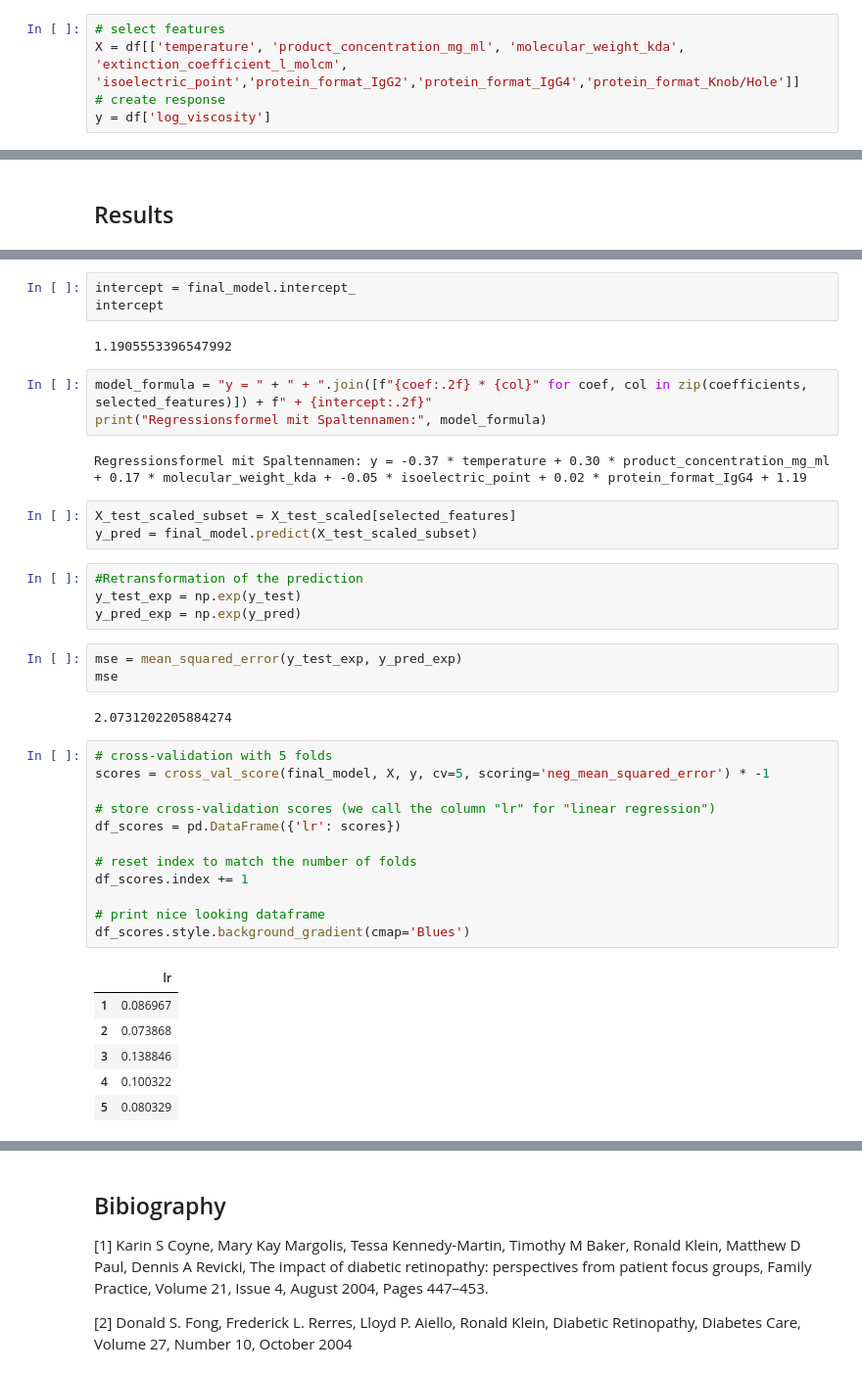
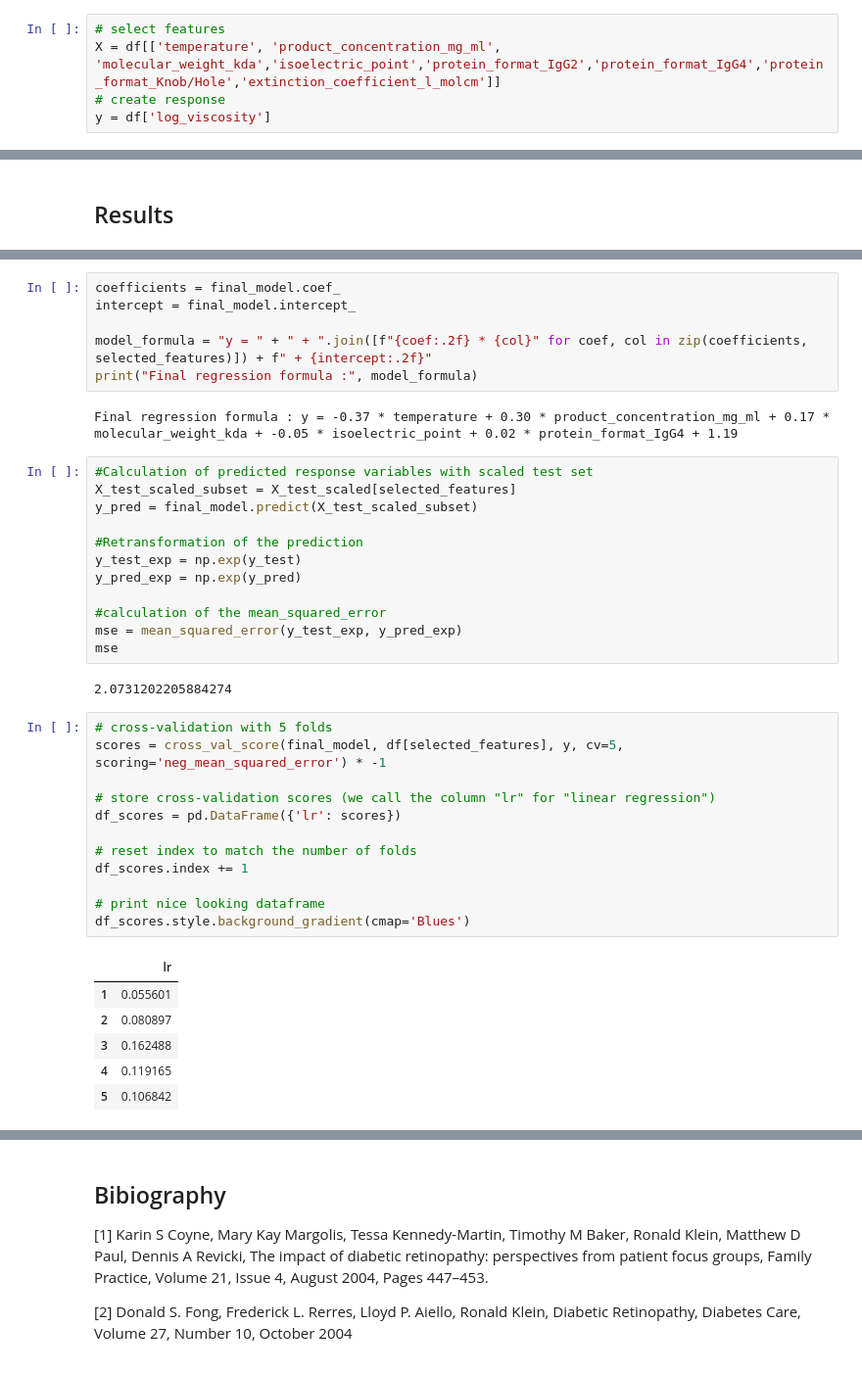
Before and after one commit to hempelt/project, a Jupyter notebook: reports/report.ipynb, the cells around one changed output, grey strips where cells are left out. Shown: that part at 98% size. Drawn from its saved outputs; the diff is of its cells as text.

```diff
--- a/reports/report.ipynb
+++ b/reports/report.ipynb
@@ -289,7 +289,7 @@ The correlation matrix above reveals significant relationships among several pre
 In contrast, no multicollinearity is observed between the temperature and any other predictor variable. The same is true for the product concentration (product_concentration_mg_ml). However, care must be taken when handling the other predictor variables during model development. A stepwise selection approach, where collinear predictor variables are added or removed one at a time, could help identify the best combination of features to optimize the model’s predictive performance while minimizing redundancy.
 # %%
 # select features
-X = df[['temperature', 'product_concentration_mg_ml', 'molecular_weight_kda', 'extinction_coefficient_l_molcm', 'isoelectric_point','protein_format_IgG2','protein_format_IgG4','protein_format_Knob/Hole']]
+X = df[['temperature', 'product_concentration_mg_ml', 'molecular_weight_kda','isoelectric_point','protein_format_IgG2','protein_format_IgG4','protein_format_Knob/Hole','extinction_coefficient_l_molcm']]
 # create response
 y = df['log_viscosity']
 # %% [markdown]
@@ -393,44 +386,44 @@ array([-0.37065066,  0.30112385,  0.16761933, -0.04854608,  0.02450647])
-# %%
-intercept = final_model.intercept_
-intercept
-# %% [output]
-1.1905553396547992
 # %%
+coefficients = final_model.coef_
+intercept = final_model.intercept_
+
 model_formula = "y = " + " + ".join([f"{coef:.2f} * {col}" for coef, col in zip(coefficients, selected_features)]) + f" + {intercept:.2f}"
-print("Regressionsformel mit Spaltennamen:", model_formula)
+print("Final regression formula :", model_formula)
 # %% [output]
-Regressionsformel mit Spaltennamen: y = -0.37 * temperature + 0.30 * product_concentration_mg_ml + 0.17 * molecular_weight_kda + -0.05 * isoelectric_point + 0.02 * protein_format_IgG4 + 1.19
+Final regression formula : y = -0.37 * temperature + 0.30 * product_concentration_mg_ml + 0.17 * molecular_weight_kda + -0.05 * isoelectric_point + 0.02 * protein_format_IgG4 + 1.19
-# %%
-X_test_scaled_subset = X_test_scaled[selected_features]
-y_pred = final_model.predict(X_test_scaled_subset)
 # %%
+#Calculation of predicted response variables with scaled test set
+X_test_scaled_subset = X_test_scaled[selected_features]
+y_pred = final_model.predict(X_test_scaled_subset)
+
 #Retransformation of the prediction
 y_test_exp = np.exp(y_test)
 y_pred_exp = np.exp(y_pred)
+
+#calculation of the mean_squared_error
+mse = mean_squared_error(y_test_exp, y_pred_exp)
+mse
+# %% [output]
+2.0731202205884274
-# %%
-mse = mean_squared_error(y_test_exp, y_pred_exp)
-mse
-# %% [output]
-2.0731202205884274
 # %%
 # cross-validation with 5 folds
-scores = cross_val_score(final_model, X, y, cv=5, scoring='neg_mean_squared_error') * -1
+scores = cross_val_score(final_model, df[selected_features], y, cv=5, scoring='neg_mean_squared_error') * -1
 
 # store cross-validation scores (we call the column "lr" for "linear regression")
 df_scores = pd.DataFrame({'lr': scores})
 
 # reset index to match the number of folds
 df_scores.index += 1
 
 # print nice looking dataframe
 df_scores.style.background_gradient(cmap='Blues')
 # %% [output]
 |  | lr |
-| 1 | 0.086967 |
-| 2 | 0.073868 |
-| 3 | 0.138846 |
-| 4 | 0.100322 |
-| 5 | 0.080329 |
+| 1 | 0.055601 |
+| 2 | 0.080897 |
+| 3 | 0.162488 |
+| 4 | 0.119165 |
+| 5 | 0.106842 |
 # %%
 # calculate statistics
 df_scores.describe().T
```
Also changed, not shown: parts of 8 cells of this notebook.
